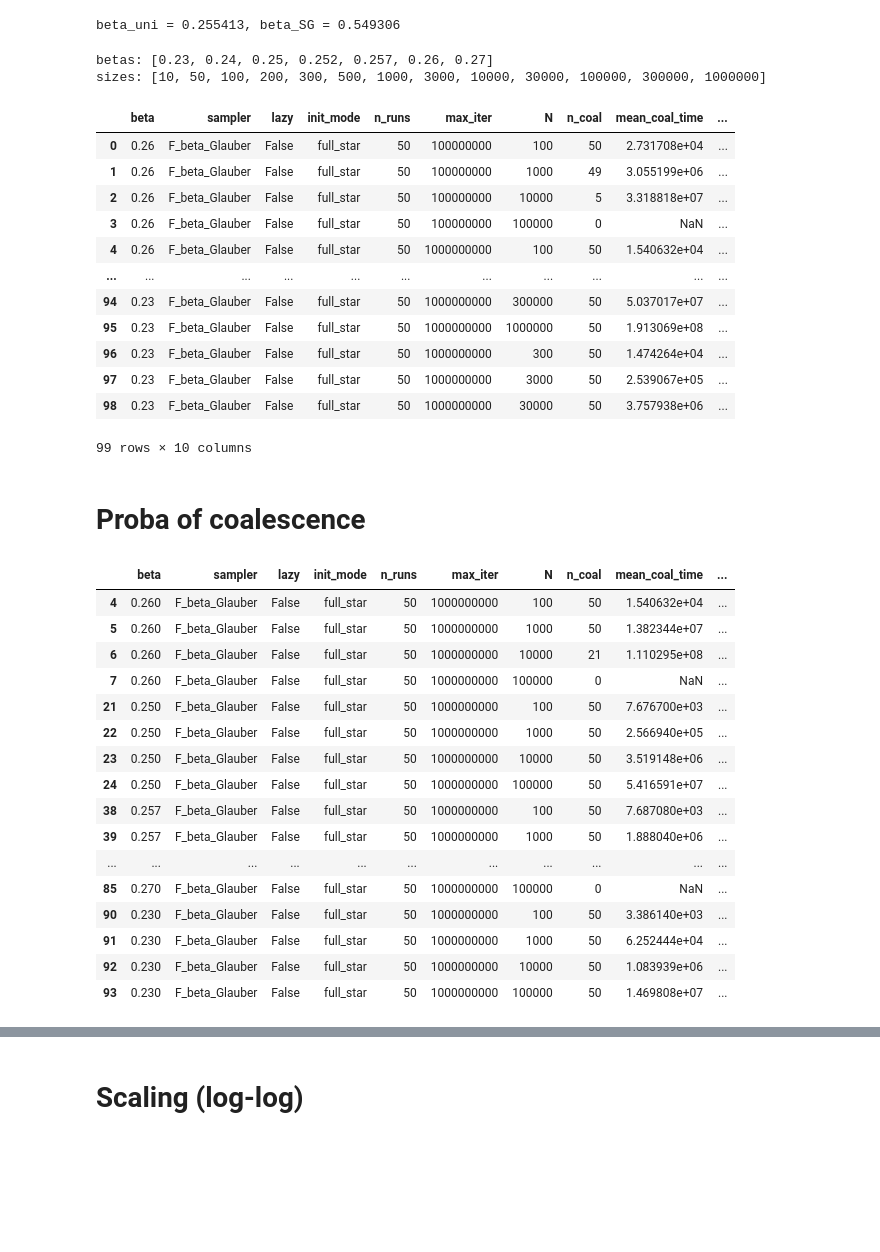
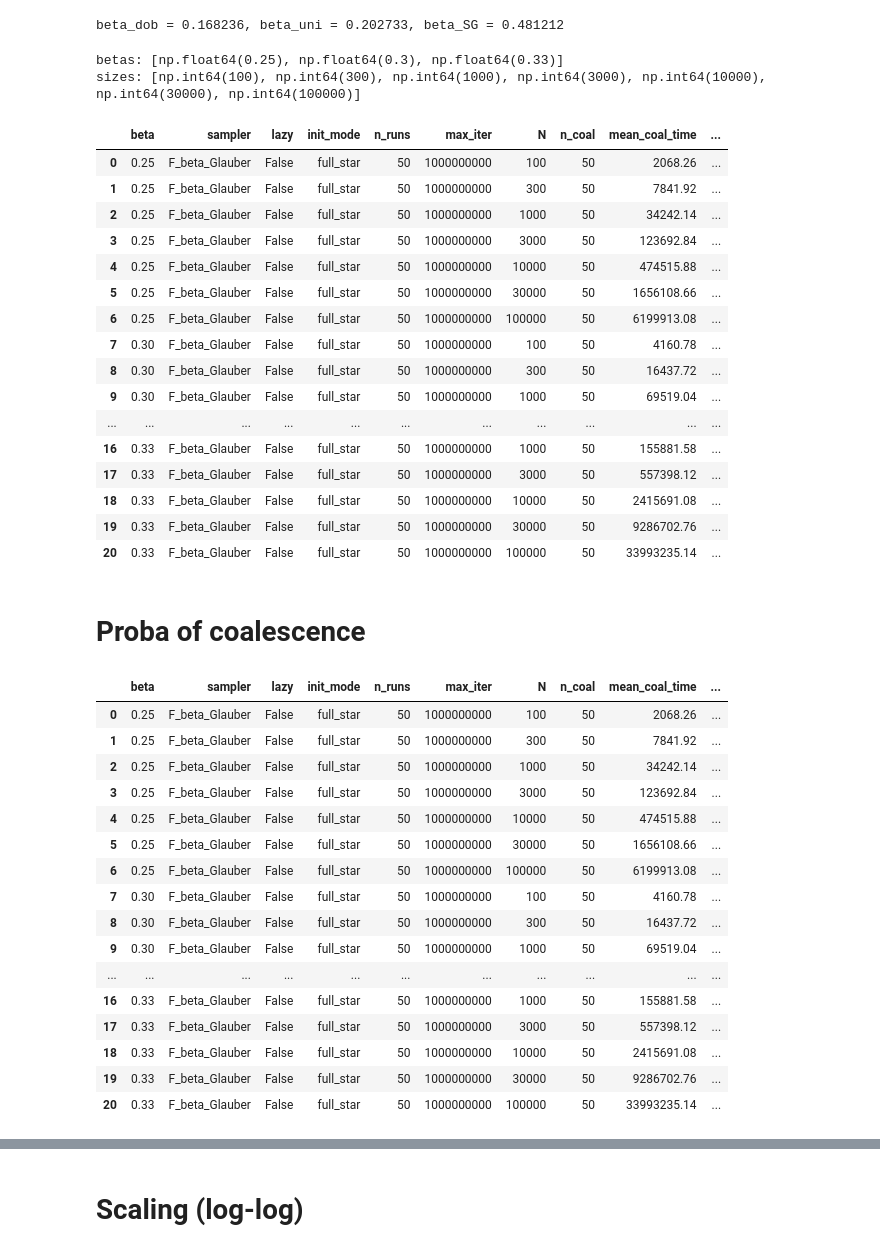
Before and after one commit to LouiseBudzynski/Bounding_Chain_Disordered_Ising_Models, a Jupyter notebook: notebooks/read_coal_time.ipynb, the cells around one changed output, grey strips where cells are left out. Cells and saved outputs as stored; diff of their text form; code cells hidden in the pictures; blank space fills up the shorter version.

```diff
--- a/notebooks/read_coal_time.ipynb
+++ b/notebooks/read_coal_time.ipynb
@@ -28,9 +28,9 @@ plt.rcParams['ytick.labelsize'] = 13
 plt.rcParams['legend.fontsize'] = 12
 plt.rcParams['axes.titlesize'] = 16
 # %%
-graph_type = 'ER'
+graph_type = 'RR'
 coup_type = 'ising'
-d = 4
+d = 6
 if graph_type == 'ER' and coup_type == 'ising':
     beta_SG = np.arctanh(np.sqrt(1/d))
     beta_uni = np.arctanh(1/d)
@@ -50,7 +50,7 @@ elif graph_type == 'EA3D' and coup_type == 'ising':
     beta_uni = np.arctanh(1/5)
     print(f"beta_uni = {beta_uni:.6f}")
 # %% [output]
-beta_uni = 0.255413, beta_SG = 0.549306
+beta_dob = 0.168236, beta_uni = 0.202733, beta_SG = 0.481212
 # %%
 if graph_type == 'ER' and coup_type in ('ising', 'gauss'):
     folder_data = 'tmp' #f"perm/{graph_type}_{coup_type}"
@@ -69,21 +69,25 @@ else:
     print("betas:", sorted(df['beta'].unique()), "\nsizes:", sorted(df['N'].unique()))
 df
 # %% [output]
-betas: [0.23, 0.24, 0.25, 0.252, 0.257, 0.26, 0.27]
-sizes: [10, 50, 100, 200, 300, 500, 1000, 3000, 10000, 30000, 100000, 300000, 1000000]
+betas: [np.float64(0.25), np.float64(0.3), np.float64(0.33)]
+sizes: [np.int64(100), np.int64(300), np.int64(1000), np.int64(3000), np.int64(10000), np.int64(30000), np.int64(100000)]
 |  | beta | sampler | lazy | init_mode | n_runs | max_iter | N | n_coal | mean_coal_time | ... |
-| 0 | 0.26 | F_beta_Glauber | False | full_star | 50 | 100000000 | 100 | 50 | 2.731708e+04 | ... |
-| 1 | 0.26 | F_beta_Glauber | False | full_star | 50 | 100000000 | 1000 | 49 | 3.055199e+06 | ... |
-| 2 | 0.26 | F_beta_Glauber | False | full_star | 50 | 100000000 | 10000 | 5 | 3.318818e+07 | ... |
-| 3 | 0.26 | F_beta_Glauber | False | full_star | 50 | 100000000 | 100000 | 0 | NaN | ... |
-| 4 | 0.26 | F_beta_Glauber | False | full_star | 50 | 1000000000 | 100 | 50 | 1.540632e+04 | ... |
+| 0 | 0.25 | F_beta_Glauber | False | full_star | 50 | 1000000000 | 100 | 50 | 2068.26 | ... |
+| 1 | 0.25 | F_beta_Glauber | False | full_star | 50 | 1000000000 | 300 | 50 | 7841.92 | ... |
+| 2 | 0.25 | F_beta_Glauber | False | full_star | 50 | 1000000000 | 1000 | 50 | 34242.14 | ... |
+| 3 | 0.25 | F_beta_Glauber | False | full_star | 50 | 1000000000 | 3000 | 50 | 123692.84 | ... |
+| 4 | 0.25 | F_beta_Glauber | False | full_star | 50 | 1000000000 | 10000 | 50 | 474515.88 | ... |
+| 5 | 0.25 | F_beta_Glauber | False | full_star | 50 | 1000000000 | 30000 | 50 | 1656108.66 | ... |
+| 6 | 0.25 | F_beta_Glauber | False | full_star | 50 | 1000000000 | 100000 | 50 | 6199913.08 | ... |
+| 7 | 0.30 | F_beta_Glauber | False | full_star | 50 | 1000000000 | 100 | 50 | 4160.78 | ... |
+| 8 | 0.30 | F_beta_Glauber | False | full_star | 50 | 1000000000 | 300 | 50 | 16437.72 | ... |
+| 9 | 0.30 | F_beta_Glauber | False | full_star | 50 | 1000000000 | 1000 | 50 | 69519.04 | ... |
 | ... | ... | ... | ... | ... | ... | ... | ... | ... | ... | ... |
-| 94 | 0.23 | F_beta_Glauber | False | full_star | 50 | 1000000000 | 300000 | 50 | 5.037017e+07 | ... |
-| 95 | 0.23 | F_beta_Glauber | False | full_star | 50 | 1000000000 | 1000000 | 50 | 1.913069e+08 | ... |
-| 96 | 0.23 | F_beta_Glauber | False | full_star | 50 | 1000000000 | 300 | 50 | 1.474264e+04 | ... |
-| 97 | 0.23 | F_beta_Glauber | False | full_star | 50 | 1000000000 | 3000 | 50 | 2.539067e+05 | ... |
-| 98 | 0.23 | F_beta_Glauber | False | full_star | 50 | 1000000000 | 30000 | 50 | 3.757938e+06 | ... |
+| 16 | 0.33 | F_beta_Glauber | False | full_star | 50 | 1000000000 | 1000 | 50 | 155881.58 | ... |
+| 17 | 0.33 | F_beta_Glauber | False | full_star | 50 | 1000000000 | 3000 | 50 | 557398.12 | ... |
+| 18 | 0.33 | F_beta_Glauber | False | full_star | 50 | 1000000000 | 10000 | 50 | 2415691.08 | ... |
+| 19 | 0.33 | F_beta_Glauber | False | full_star | 50 | 1000000000 | 30000 | 50 | 9286702.76 | ... |
+| 20 | 0.33 | F_beta_Glauber | False | full_star | 50 | 1000000000 | 100000 | 50 | 33993235.14 | ... |
-99 rows × 10 columns
 # %% [markdown]
 # Proba of coalescence
 # %%
@@ -102,50 +106,50 @@ elif graph_type == 'ER' and coup_type == 'ising':
     N_plot = [10**2,10**3,10**4,10**5]
     mask = (
         (df['N'].isin(N_plot)) &
         (df['n_runs'] == n_runs_plot) &
         (df['max_iter'] == max_iter_plot)
     )
 elif graph_type == 'EA2D' and coup_type == 'ising':
-    N_plot = [30,100,300,500,1000]
+    N_plot = [30,100,300,1000]
     mask = (
         (df['N'].isin(N_plot)) &
         (df['n_runs'] == n_runs_plot) &
         (df['max_iter'] == max_iter_plot)
     )
 elif graph_type == 'EA3D' and coup_type == 'ising':
     beta_plot = [0.19, 0.2, 0.202, 0.204, 0.205] # beta selection for plotting
     N_plot = [10,20,40,60]
     mask = (
         (df['N'].isin(N_plot)) &
         (df['beta'].isin(beta_plot)) &
         (df['n_runs'] == n_runs_plot) &
         (df['max_iter'] == max_iter_plot)
     )
 else:
     mask = (
         (df['n_runs'] == n_runs_plot) &
         (df['max_iter'] == max_iter_plot)
     )
 df_filtered = df[mask]
 df_filtered
 # %% [output]
 |  | beta | sampler | lazy | init_mode | n_runs | max_iter | N | n_coal | mean_coal_time | ... |
-| 4 | 0.260 | F_beta_Glauber | False | full_star | 50 | 1000000000 | 100 | 50 | 1.540632e+04 | ... |
-| 5 | 0.260 | F_beta_Glauber | False | full_star | 50 | 1000000000 | 1000 | 50 | 1.382344e+07 | ... |
-| 6 | 0.260 | F_beta_Glauber | False | full_star | 50 | 1000000000 | 10000 | 21 | 1.110295e+08 | ... |
-| 7 | 0.260 | F_beta_Glauber | False | full_star | 50 | 1000000000 | 100000 | 0 | NaN | ... |
-| 21 | 0.250 | F_beta_Glauber | False | full_star | 50 | 1000000000 | 100 | 50 | 7.676700e+03 | ... |
-| 22 | 0.250 | F_beta_Glauber | False | full_star | 50 | 1000000000 | 1000 | 50 | 2.566940e+05 | ... |
-| 23 | 0.250 | F_beta_Glauber | False | full_star | 50 | 1000000000 | 10000 | 50 | 3.519148e+06 | ... |
-| 24 | 0.250 | F_beta_Glauber | False | full_star | 50 | 1000000000 | 100000 | 50 | 5.416591e+07 | ... |
-| 38 | 0.257 | F_beta_Glauber | False | full_star | 50 | 1000000000 | 100 | 50 | 7.687080e+03 | ... |
-| 39 | 0.257 | F_beta_Glauber | False | full_star | 50 | 1000000000 | 1000 | 50 | 1.888040e+06 | ... |
+| 0 | 0.25 | F_beta_Glauber | False | full_star | 50 | 1000000000 | 100 | 50 | 2068.26 | ... |
+| 1 | 0.25 | F_beta_Glauber | False | full_star | 50 | 1000000000 | 300 | 50 | 7841.92 | ... |
+| 2 | 0.25 | F_beta_Glauber | False | full_star | 50 | 1000000000 | 1000 | 50 | 34242.14 | ... |
+| 3 | 0.25 | F_beta_Glauber | False | full_star | 50 | 1000000000 | 3000 | 50 | 123692.84 | ... |
+| 4 | 0.25 | F_beta_Glauber | False | full_star | 50 | 1000000000 | 10000 | 50 | 474515.88 | ... |
+| 5 | 0.25 | F_beta_Glauber | False | full_star | 50 | 1000000000 | 30000 | 50 | 1656108.66 | ... |
+| 6 | 0.25 | F_beta_Glauber | False | full_star | 50 | 1000000000 | 100000 | 50 | 6199913.08 | ... |
+| 7 | 0.30 | F_beta_Glauber | False | full_star | 50 | 1000000000 | 100 | 50 | 4160.78 | ... |
+| 8 | 0.30 | F_beta_Glauber | False | full_star | 50 | 1000000000 | 300 | 50 | 16437.72 | ... |
+| 9 | 0.30 | F_beta_Glauber | False | full_star | 50 | 1000000000 | 1000 | 50 | 69519.04 | ... |
 | ... | ... | ... | ... | ... | ... | ... | ... | ... | ... | ... |
-| 85 | 0.270 | F_beta_Glauber | False | full_star | 50 | 1000000000 | 100000 | 0 | NaN | ... |
-| 90 | 0.230 | F_beta_Glauber | False | full_star | 50 | 1000000000 | 100 | 50 | 3.386140e+03 | ... |
-| 91 | 0.230 | F_beta_Glauber | False | full_star | 50 | 1000000000 | 1000 | 50 | 6.252444e+04 | ... |
-| 92 | 0.230 | F_beta_Glauber | False | full_star | 50 | 1000000000 | 10000 | 50 | 1.083939e+06 | ... |
-| 93 | 0.230 | F_beta_Glauber | False | full_star | 50 | 1000000000 | 100000 | 50 | 1.469808e+07 | ... |
+| 16 | 0.33 | F_beta_Glauber | False | full_star | 50 | 1000000000 | 1000 | 50 | 155881.58 | ... |
+| 17 | 0.33 | F_beta_Glauber | False | full_star | 50 | 1000000000 | 3000 | 50 | 557398.12 | ... |
+| 18 | 0.33 | F_beta_Glauber | False | full_star | 50 | 1000000000 | 10000 | 50 | 2415691.08 | ... |
+| 19 | 0.33 | F_beta_Glauber | False | full_star | 50 | 1000000000 | 30000 | 50 | 9286702.76 | ... |
+| 20 | 0.33 | F_beta_Glauber | False | full_star | 50 | 1000000000 | 100000 | 50 | 33993235.14 | ... |
 # %%
 fig, ax = plt.subplots()
 
```
Also changed, not shown: parts of 9 cells of this notebook, 6 other files.
